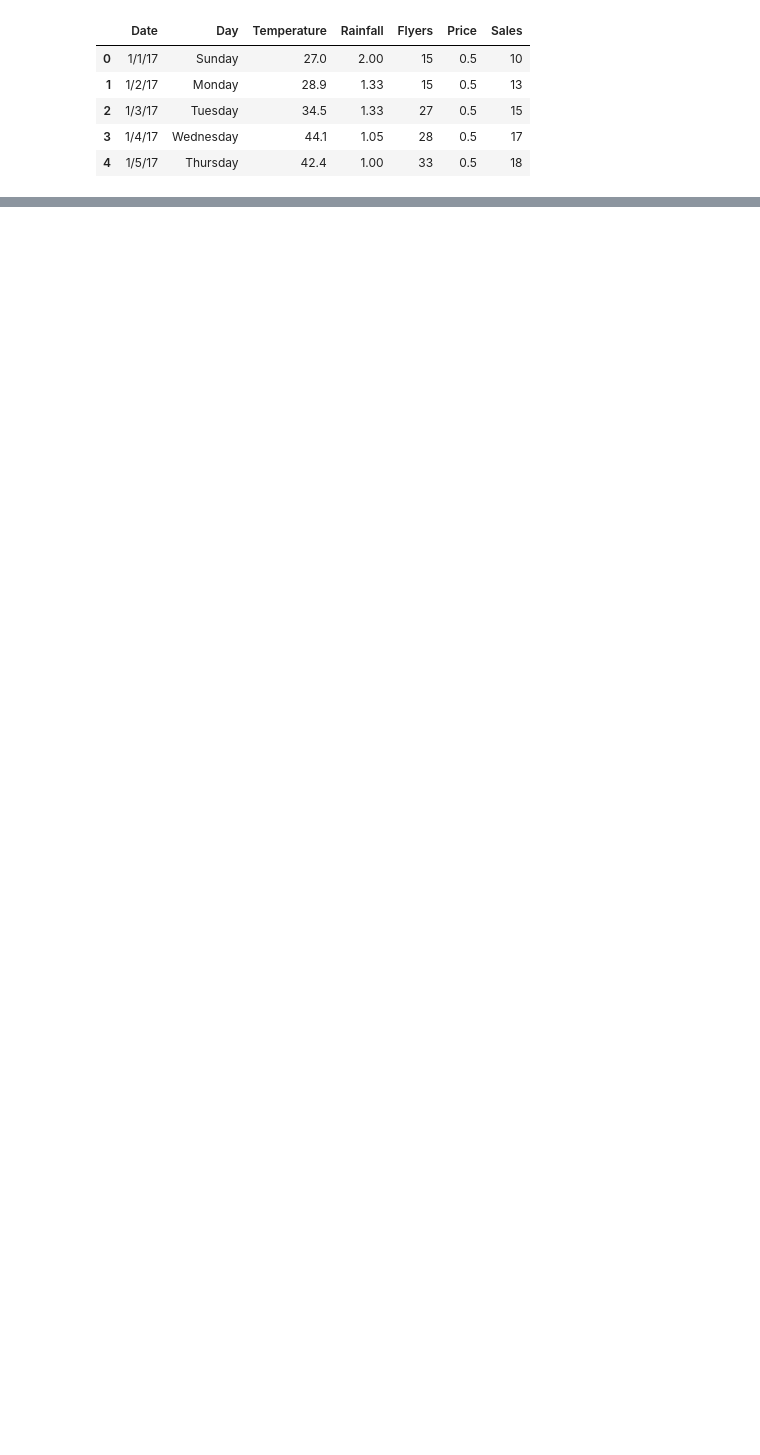
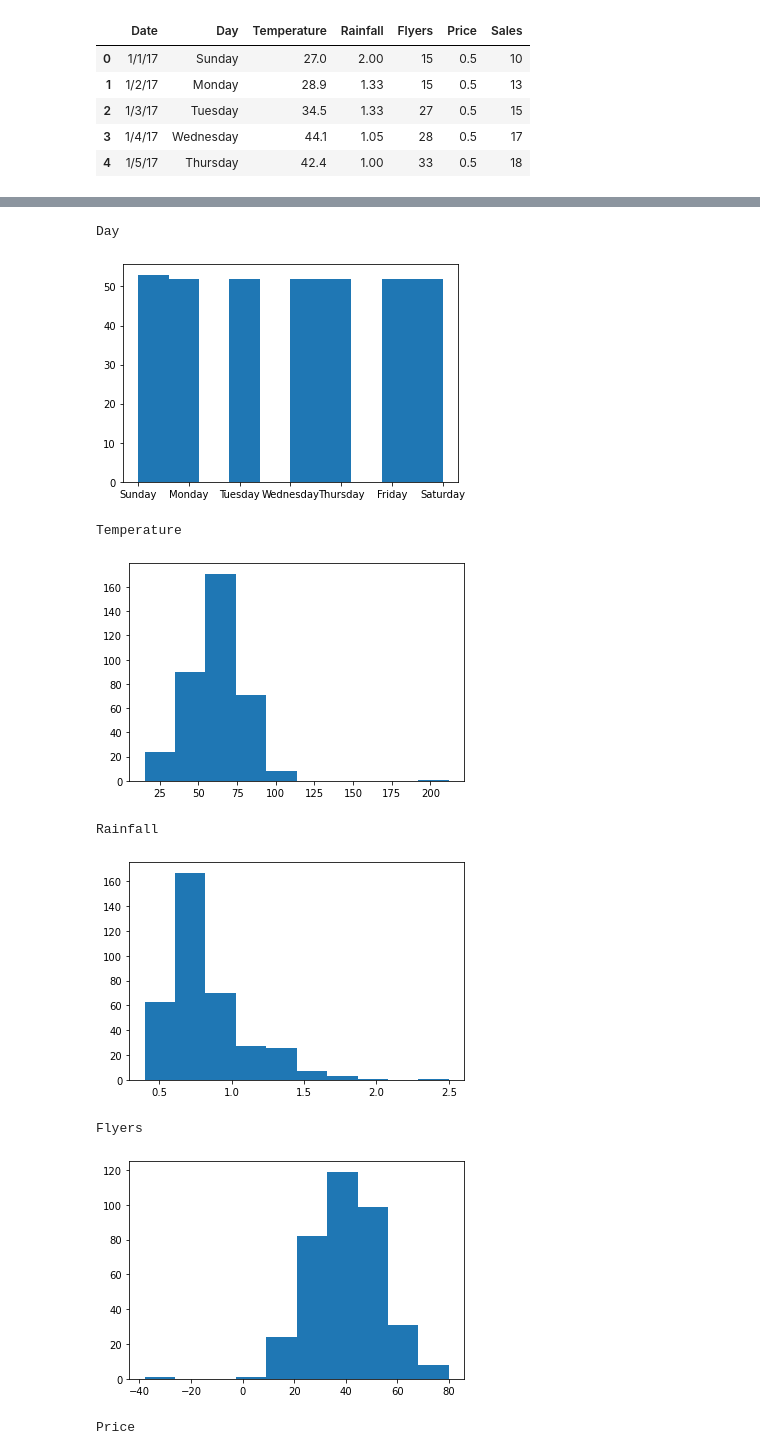
Before and after one commit to Joshua-C-Bryant/anomaly-detection-exercises, a Jupyter notebook: continuous_probabilistic_methods.ipynb, the cells around one changed output, grey strips where cells are left out. Saved outputs shown, nothing was run; the diff lists cells and outputs as text; code cells hidden in the pictures; blank space fills up the shorter version.

```diff
--- a/continuous_probabilistic_methods.ipynb
+++ b/continuous_probabilistic_methods.ipynb
@@ -39,0 +86,15 @@ get_lower_and_upper_bounds(df.Rainfall,1.5)
+# %%
+for col in df.columns:
+    print(col)
+    plt.hist(df[col])
+    plt.show()
+# %% [output]
+Day
+[figure, added]
+Temperature
+[figure, added]
+Rainfall
+[figure, added]
+Flyers
+[figure, added]
+Price
```
Also changed, not shown: parts of 33 cells of this notebook.
